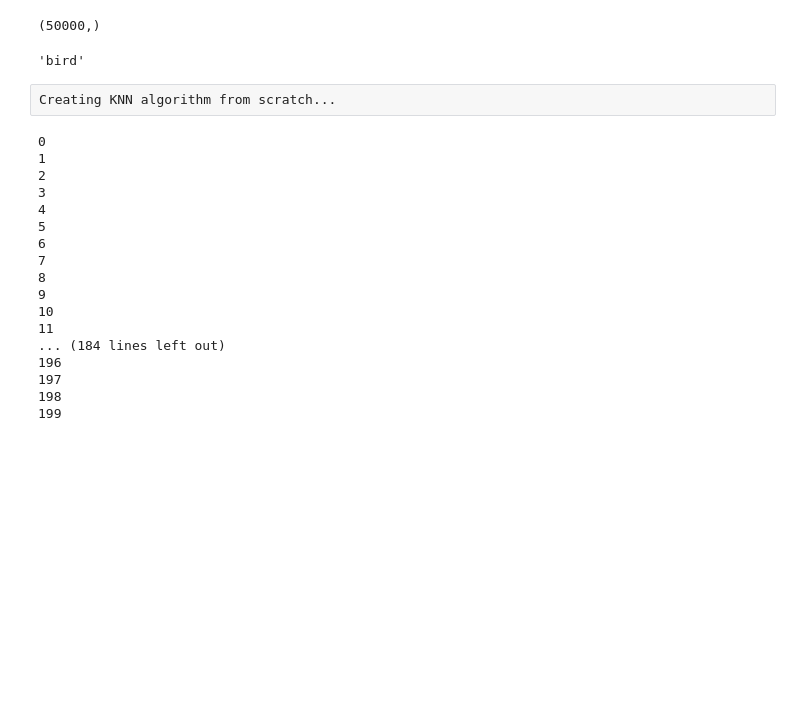
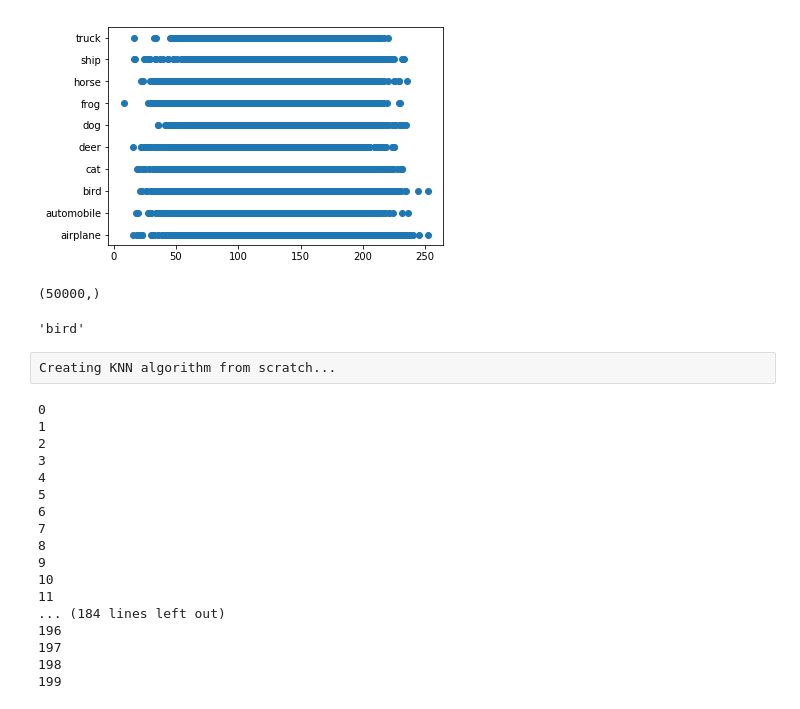
Before and after one commit to divyam25/Image-Classifier-ML, a Jupyter notebook: AMOC-Image-2.ipynb, the cells around one changed output. Drawn from its saved outputs; the diff is of its cells as text; code cells hidden in the pictures; blank space fills up the shorter version.

Commit message:
added data plot visualisation

```diff
--- a/AMOC-Image-2.ipynb
+++ b/AMOC-Image-2.ipynb
@@ -30,3 +48,13 @@ X.shape
+# %%
+d=np.zeros((50000,1))
+# %%
+for i in range(50000):
+    d[i]=np.mean(X[i,:])
+# %%
+plt.scatter(d,y)
+plt.show()
+# %% [output]
+[figure, added]
 # %%
 y = pd.DataFrame.from_csv("E:\\CIFAR-10\\trainLabels.csv")     #importing image labels CIFAR-10
 y = y.label.as_matrix()
```
Also changed, not shown: parts of 3 cells of this notebook.
